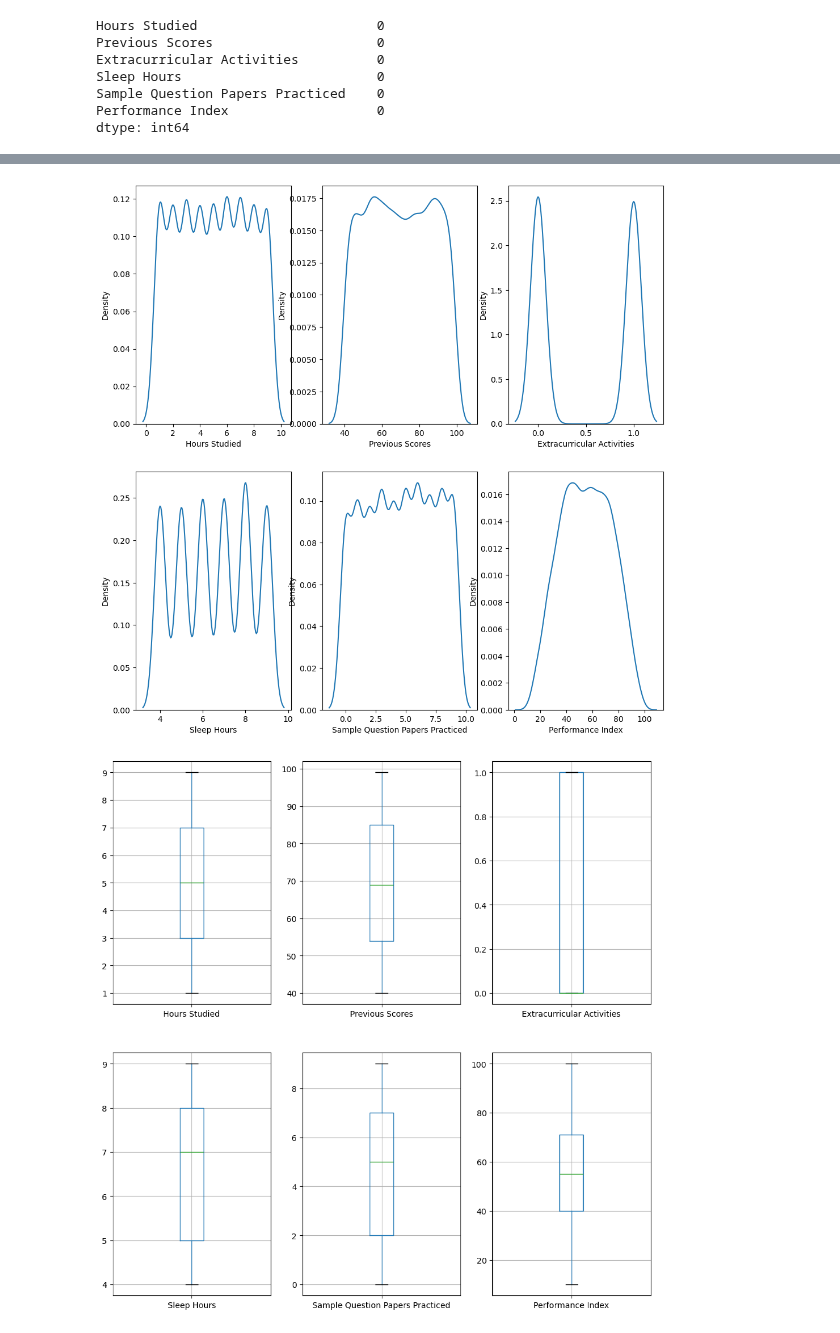
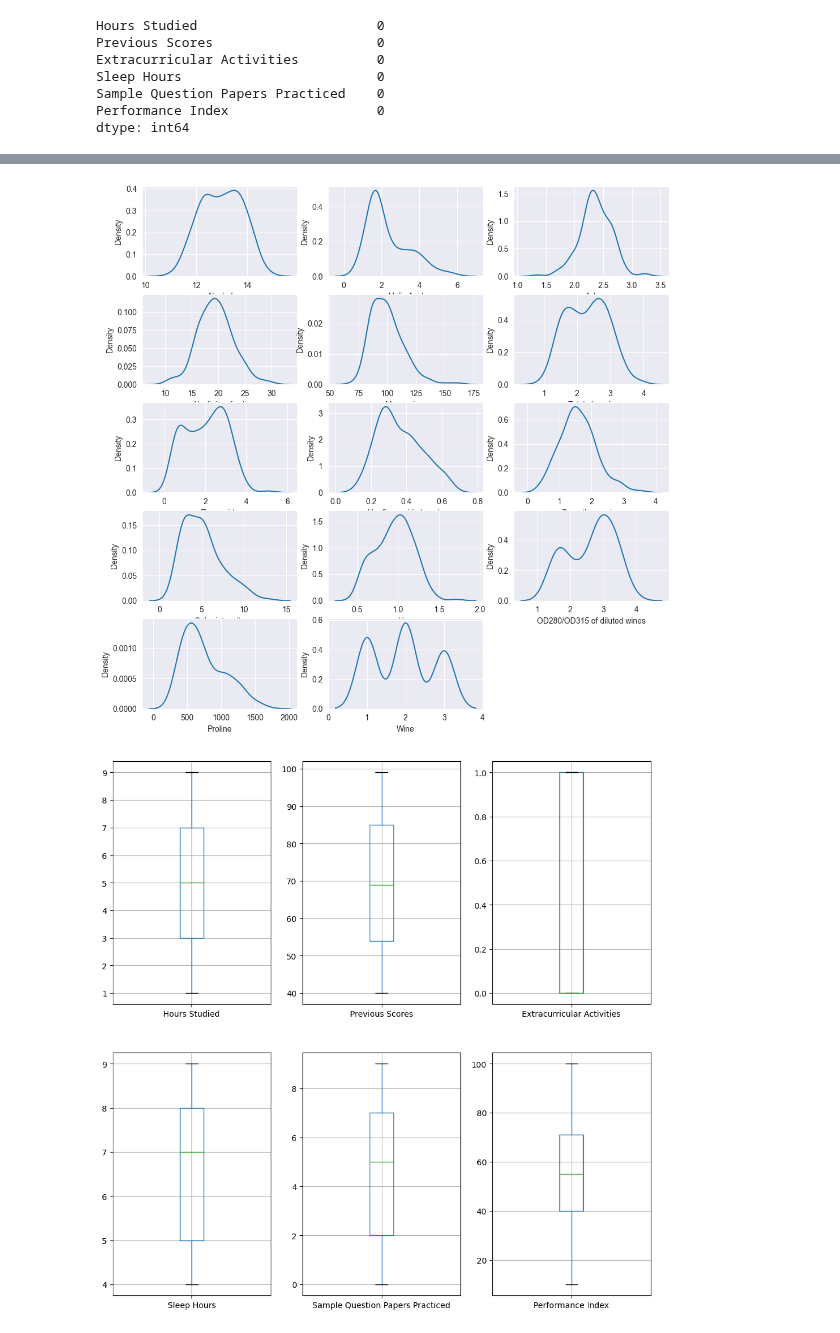
Before and after one commit to Tolia-GH/ITMO-PE, a Jupyter notebook: AI/Labs/Lab5/main.ipynb, the cells around one changed output, grey strips where cells are left out. Drawn from its saved outputs; the diff is of its cells as text; code cells hidden in the pictures.

```diff
--- a/AI/Labs/Lab5/main.ipynb
+++ b/AI/Labs/Lab5/main.ipynb
@@ -59,7 +58,7 @@ import matplotlib.pyplot as plt
 import seaborn as sns
 # %%
 # read dataset from csv file
-data = pd.read_csv("./Student_Performance.csv")
+data = pd.read_csv("./WineDataset.csv")
 # %%
 # show top 10 rows
 data.head(5)
@@ -124,5 +123,3 @@ Sleep Hours                         0
 Sample Question Papers Practiced    0
 Performance Index                   0
 dtype: int64
-# %%
-data['Extracurricular Activities']=data['Extracurricular Activities'].replace({"No":0, "Yes":1})
@@ -148,13 +126,13 @@ data.describe().T
 # %%
 ## Checking Normal distribution of data
 plt.figure(figsize=(12,12))
 i=1
 for col in data.columns:
-    plt.subplot(2,3,i)
+    plt.subplot(5,3,i)
     sns.kdeplot(data[col])
     i+=1
 # %% [output]
-[figure, old version]
+[figure, new version]
 # %%
 ## Checking outliers
 plt.figure(figsize=(12,12))
```
Also changed, not shown: parts of 9 cells of this notebook, 2 other files.
